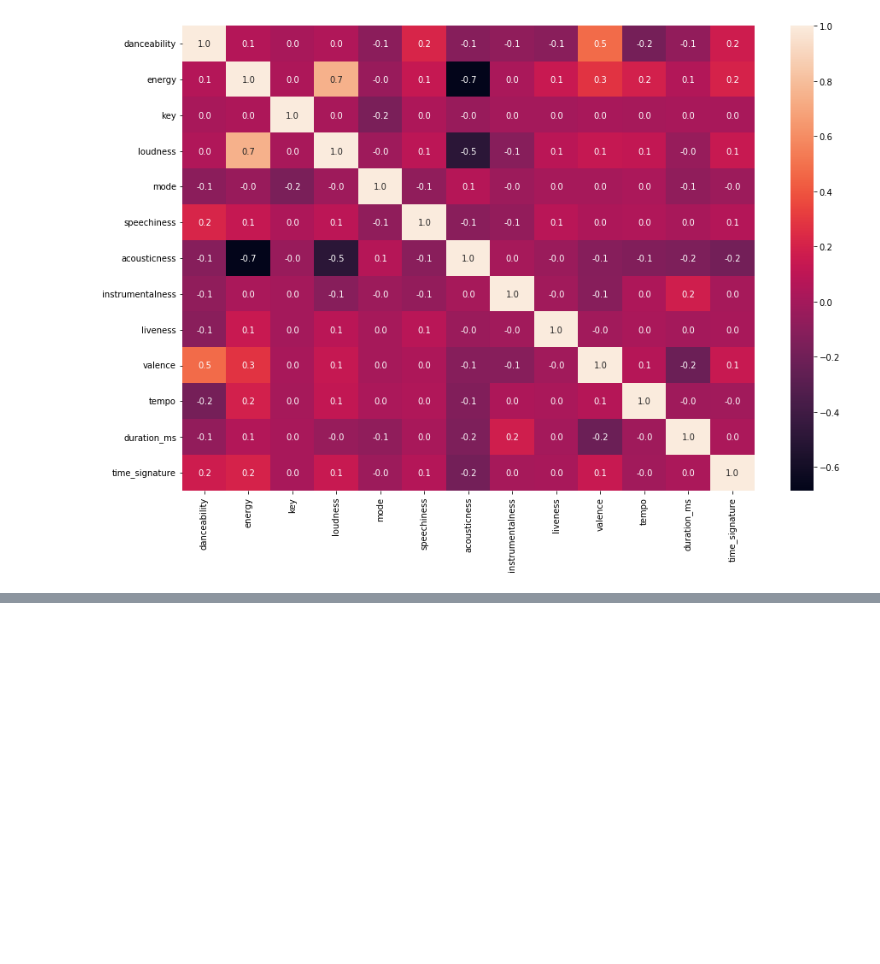
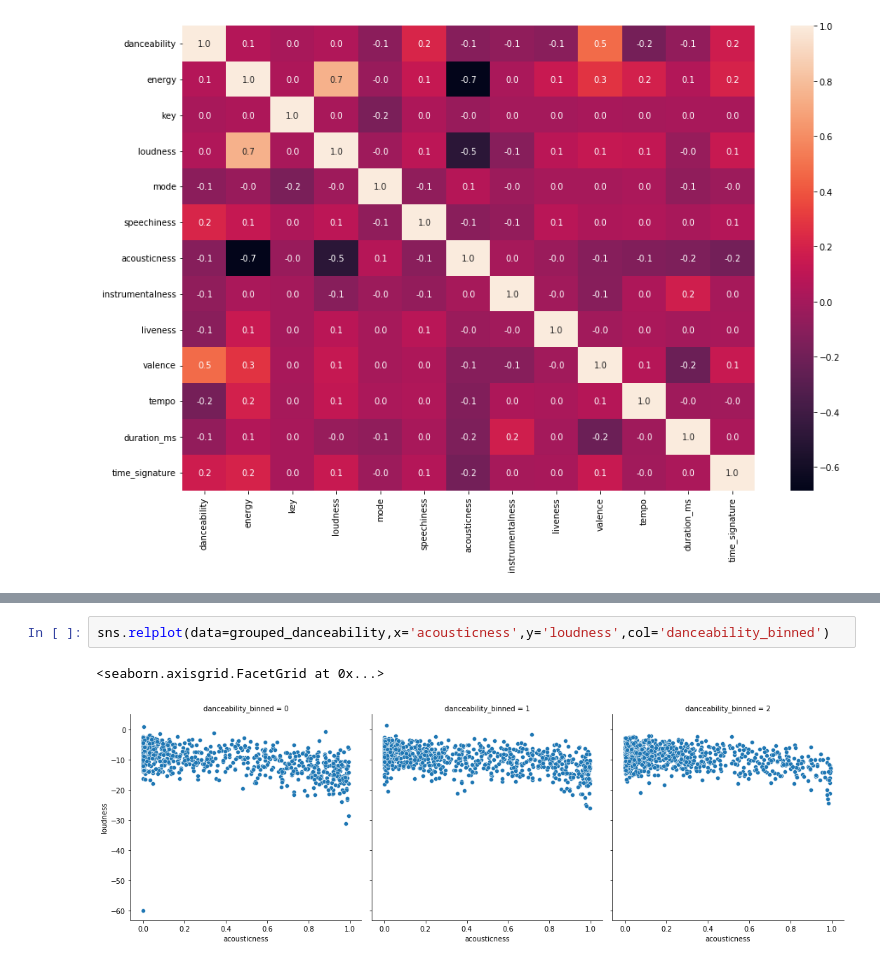
Before and after one commit to vatshivam/Novel_Song_Recommender, a Jupyter notebook: notebooks/statistical_analysis.ipynb, the cells around one changed output, grey strips where cells are left out. Cells and saved outputs as stored; diff of their text form; blank space fills up the shorter version.

```diff
--- a/notebooks/statistical_analysis.ipynb
+++ b/notebooks/statistical_analysis.ipynb
@@ -252,0 +256,5 @@ sns.heatmap(track_features.drop(columns=['track_href','analysis_url','id','uri',
+# %%
+sns.relplot(data=grouped_danceability,x='acousticness',y='loudness',col='danceability_binned')
+# %% [output]
+<seaborn.axisgrid.FacetGrid at 0x...>
+[figure, added]
```
Also changed, not shown: parts of 8 cells of this notebook, 2 other files.
